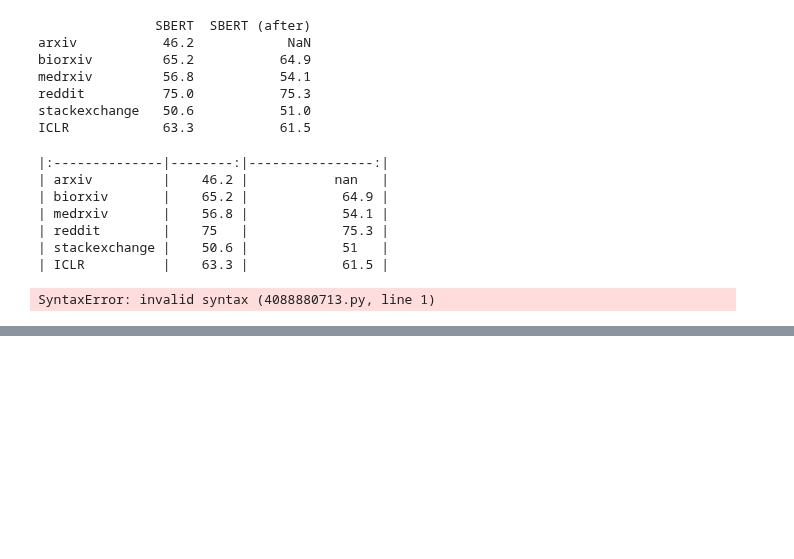
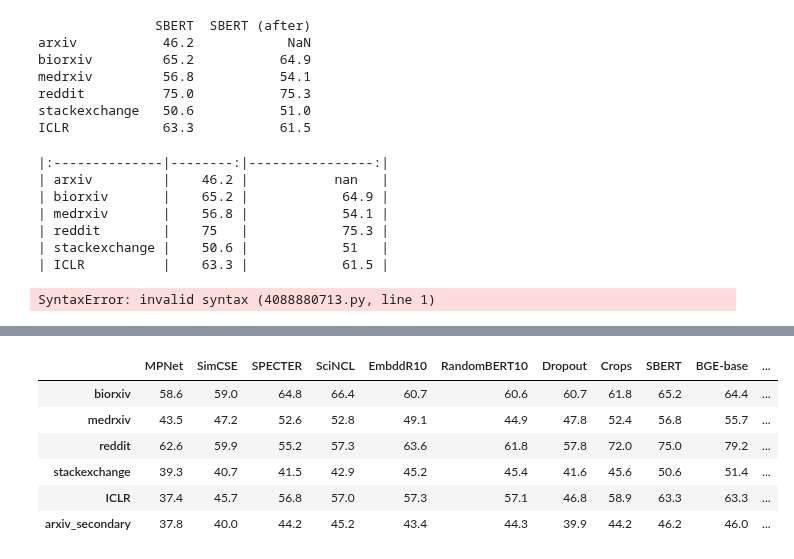
Before and after one commit to berenslab/text-embed-augm, a Jupyter notebook: scripts/updated_dataset/print-results.ipynb, the cells around one changed output, grey strips where cells are left out. Cells and saved outputs as stored; diff of their text form; code cells hidden in the pictures; blank space fills up the shorter version.

```diff
--- a/scripts/updated_dataset/print-results.ipynb
+++ b/scripts/updated_dataset/print-results.ipynb
@@ -2891,0 +3350,10 @@ SyntaxError: invalid syntax (4088880713.py, line 1)
+# %%
+results.astype(float).round(3) * 100
+# %% [output]
+|  | MPNet | SimCSE | SPECTER | SciNCL | EmbddR10 | RandomBERT10 | Dropout | Crops | SBERT | BGE-base | ... |
+| biorxiv | 58.6 | 59.0 | 64.8 | 66.4 | 60.7 | 60.6 | 60.7 | 61.8 | 65.2 | 64.4 | ... |
+| medrxiv | 43.5 | 47.2 | 52.6 | 52.8 | 49.1 | 44.9 | 47.8 | 52.4 | 56.8 | 55.7 | ... |
+| reddit | 62.6 | 59.9 | 55.2 | 57.3 | 63.6 | 61.8 | 57.8 | 72.0 | 75.0 | 79.2 | ... |
+| stackexchange | 39.3 | 40.7 | 41.5 | 42.9 | 45.2 | 45.4 | 41.6 | 45.6 | 50.6 | 51.4 | ... |
+| ICLR | 37.4 | 45.7 | 56.8 | 57.0 | 57.3 | 57.1 | 46.8 | 58.9 | 63.3 | 63.3 | ... |
+| arxiv_secondary | 37.8 | 40.0 | 44.2 | 45.2 | 43.4 | 44.3 | 39.9 | 44.2 | 46.2 | 46.0 | ... |
```
Also changed, not shown: parts of 80 cells of this notebook, 2 other files.
